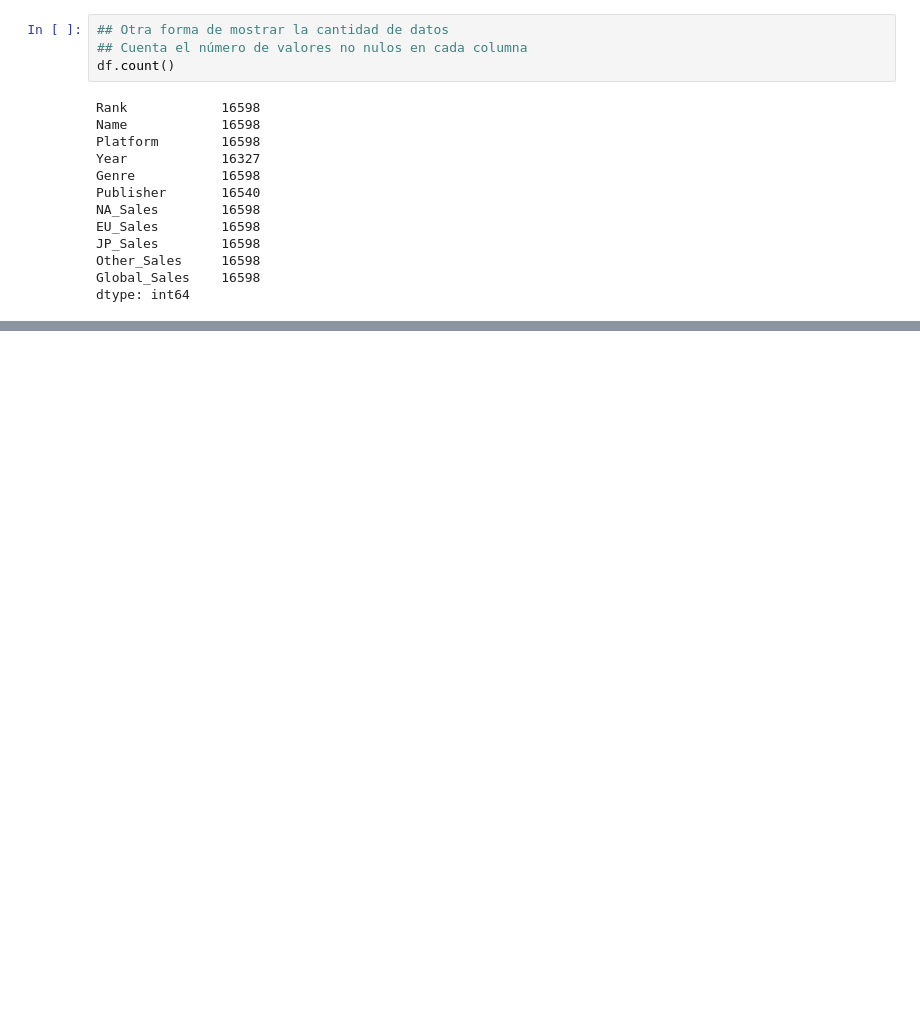
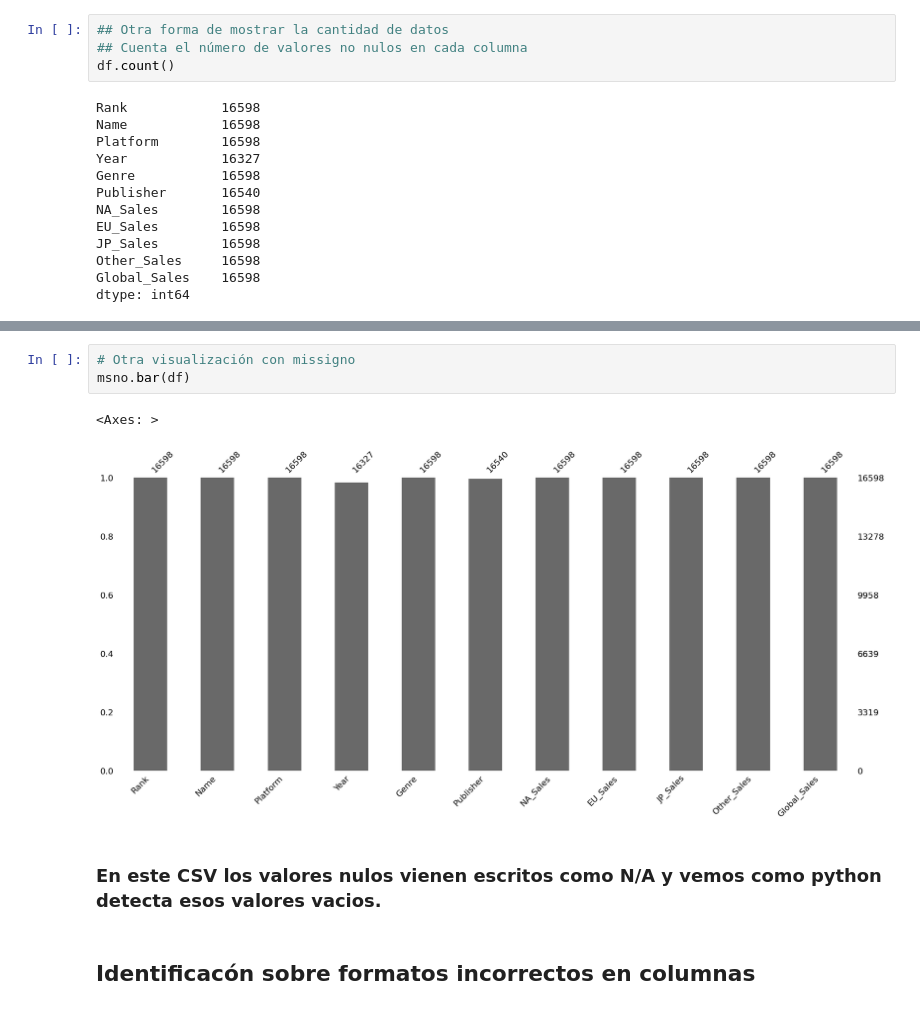
Before and after one commit to Bootcamp-Data-Analyst/P2-Procesamiento-Limpieza-Python-Ruben, a Jupyter notebook: notebook/P2-Procesamiento.ipynb, the cells around one changed output, grey strips where cells are left out. Drawn from its saved outputs; the diff is of its cells as text; blank space fills up the shorter version.

Commit message:
feature:analisis sobre posibles problemas en el dataset #2

```diff
--- a/notebook/P2-Procesamiento.ipynb
+++ b/notebook/P2-Procesamiento.ipynb
@@ -95,0 +158,10 @@ df.describe()
+# %%
+# Otra visualización con missigno
+msno.bar(df)
+# %% [output]
+<Axes: >
+[figure, added]
+# %% [markdown]
+### En este CSV los valores nulos vienen escritos como N/A y vemos como python detecta esos valores vacios.
+# %% [markdown]
+## Identificacón sobre formatos incorrectos en columnas
```
Also changed, not shown: parts of 33 cells of this notebook.
